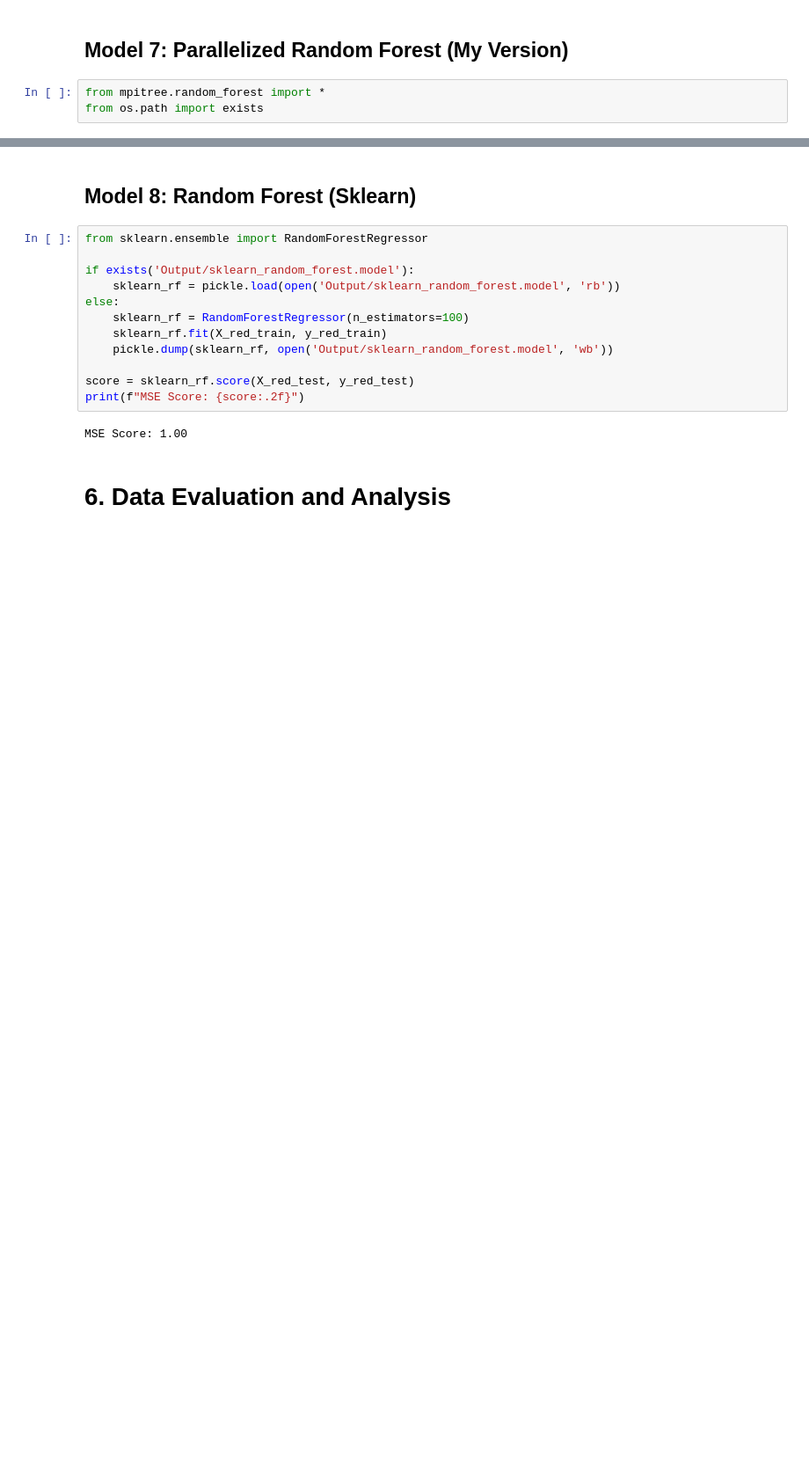
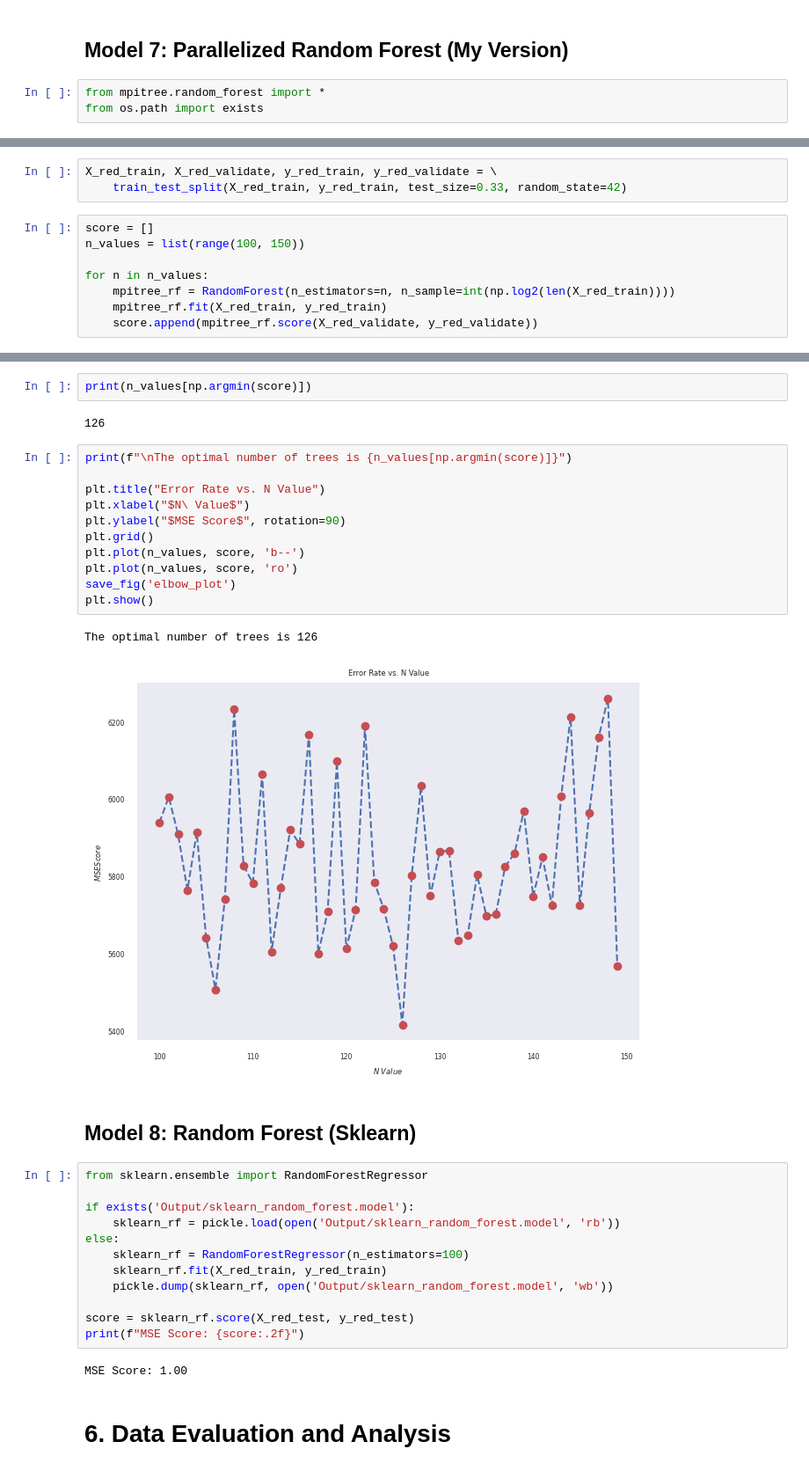
Before and after one commit to ben-my-to/483_ML_BatteryLife, a Jupyter notebook: Setup_Data.ipynb, the cells around one changed output, grey strips where cells are left out. Shown at 88% size. Saved outputs shown, nothing was run; the diff lists cells and outputs as text; blank space fills up the shorter version.

```diff
--- a/Setup_Data.ipynb
+++ b/Setup_Data.ipynb
@@ -607,0 +608,11 @@ MSE Score: 12866.24
+# %%
+X_red_train, X_red_validate, y_red_train, y_red_validate = \
+    train_test_split(X_red_train, y_red_train, test_size=0.33, random_state=42)
+# %%
+score = []
+n_values = list(range(100, 150))
+
+for n in n_values:
+    mpitree_rf = RandomForest(n_estimators=n, n_sample=int(np.log2(len(X_red_train))))
+    mpitree_rf.fit(X_red_train, y_red_train)
+    score.append(mpitree_rf.score(X_red_validate, y_red_validate))
@@ -608,3 +637,21 @@ MSE Score: 12866.24
+# %%
+print(n_values[np.argmin(score)])
+# %% [output]
+126
+# %%
+print(f"\nThe optimal number of trees is {n_values[np.argmin(score)]}")
+
+plt.title("Error Rate vs. N Value")
+plt.xlabel("$N\ Value$")
+plt.ylabel("$MSE Score$", rotation=90)
+plt.grid()
+plt.plot(n_values, score, 'b--')
+plt.plot(n_values, score, 'ro')
+save_fig('elbow_plot')
+plt.show()
+# %% [output]
+The optimal number of trees is 126
+[figure, added]
 # %% [markdown]
 ## Model 8: Random Forest (Sklearn)
 # %%
```
Also changed, not shown: parts of 32 cells of this notebook, 9 other files.
